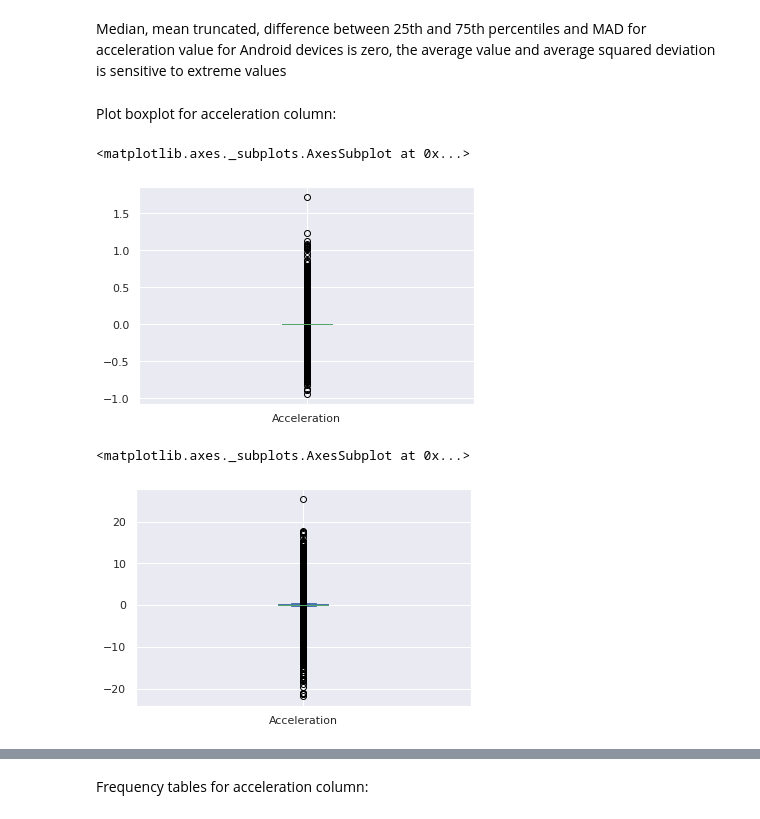
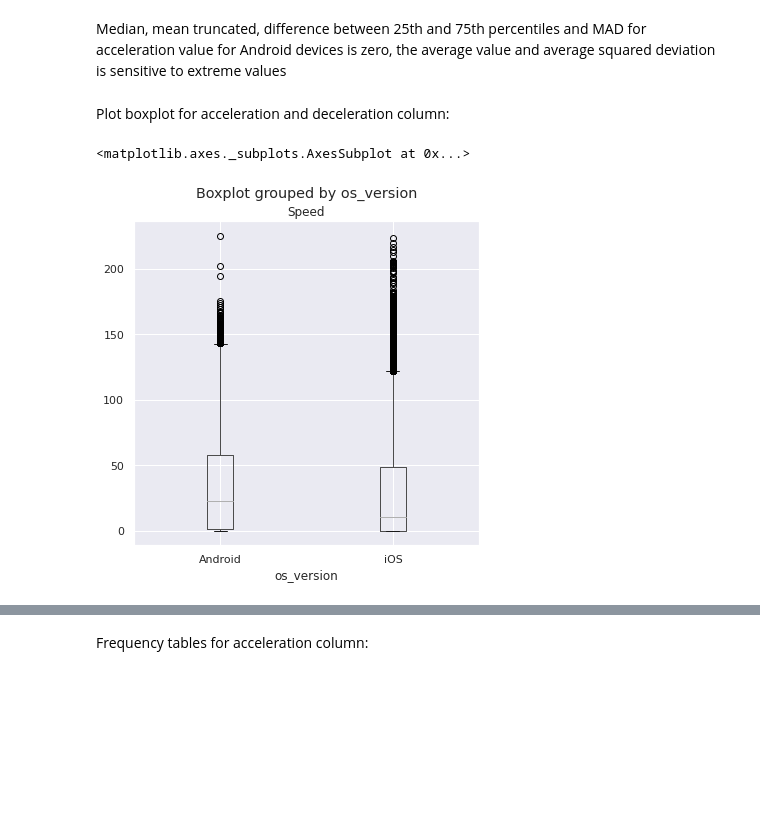
Before and after one commit to Cepera90/test, a Jupyter notebook: test_1_2.ipynb, the cells around one changed output, grey strips where cells are left out. Saved outputs shown, nothing was run; the diff lists cells and outputs as text; code cells hidden in the pictures; blank space fills up the shorter version.

```diff
--- a/test_1_2.ipynb
+++ b/test_1_2.ipynb
@@ -181,14 +183,9 @@ sm.robust.scale.mad(TP_OS[TP_OS['os_version'] == 'Android']['Acceleration'])
 # %% [markdown]
 Median, mean truncated, difference between 25th and 75th percentiles and MAD for acceleration value for Android devices is zero, the average value and average squared deviation is sensitive to extreme values
 # %% [markdown]
-Plot boxplot for acceleration column:
+Plot boxplot for acceleration and deceleration column:
-# %%
-TP_OS[TP_OS['os_version'] == 'iOS']['Acceleration'].plot.box()
-# %% [output]
-<matplotlib.axes._subplots.AxesSubplot at 0x...>
-[figure, removed]
-# %%
-TP_OS[TP_OS['os_version'] == 'Android']['Acceleration'].plot.box()
-# %% [output]
-<matplotlib.axes._subplots.AxesSubplot at 0x...>
-[figure, removed]
+# %%
+TP_OS.boxplot(by='os_version', column='Speed', figsize=(6,6))
+# %% [output]
+<matplotlib.axes._subplots.AxesSubplot at 0x...>
+[figure, added]
```
Also changed, not shown: parts of 5 cells of this notebook.
